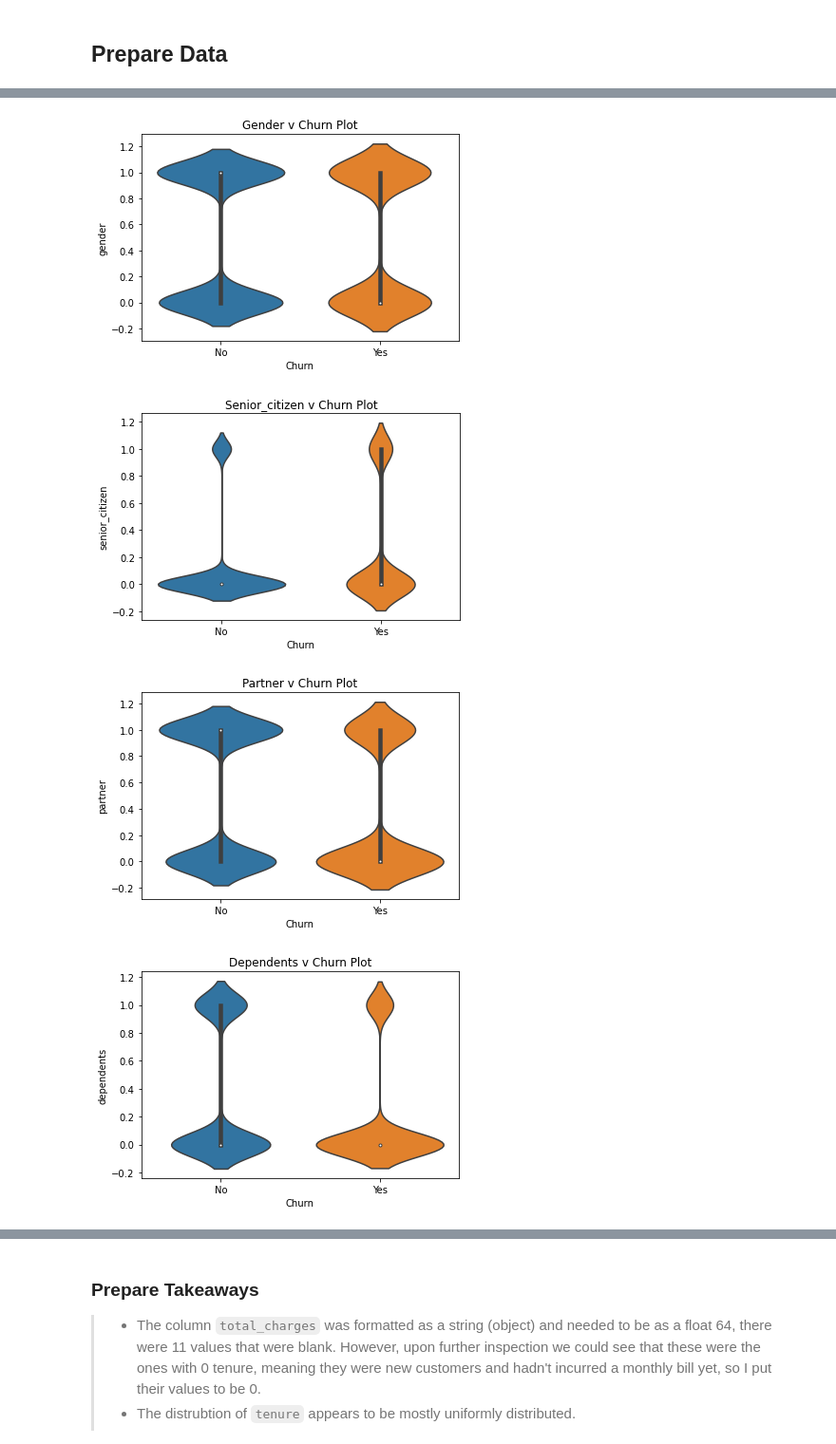
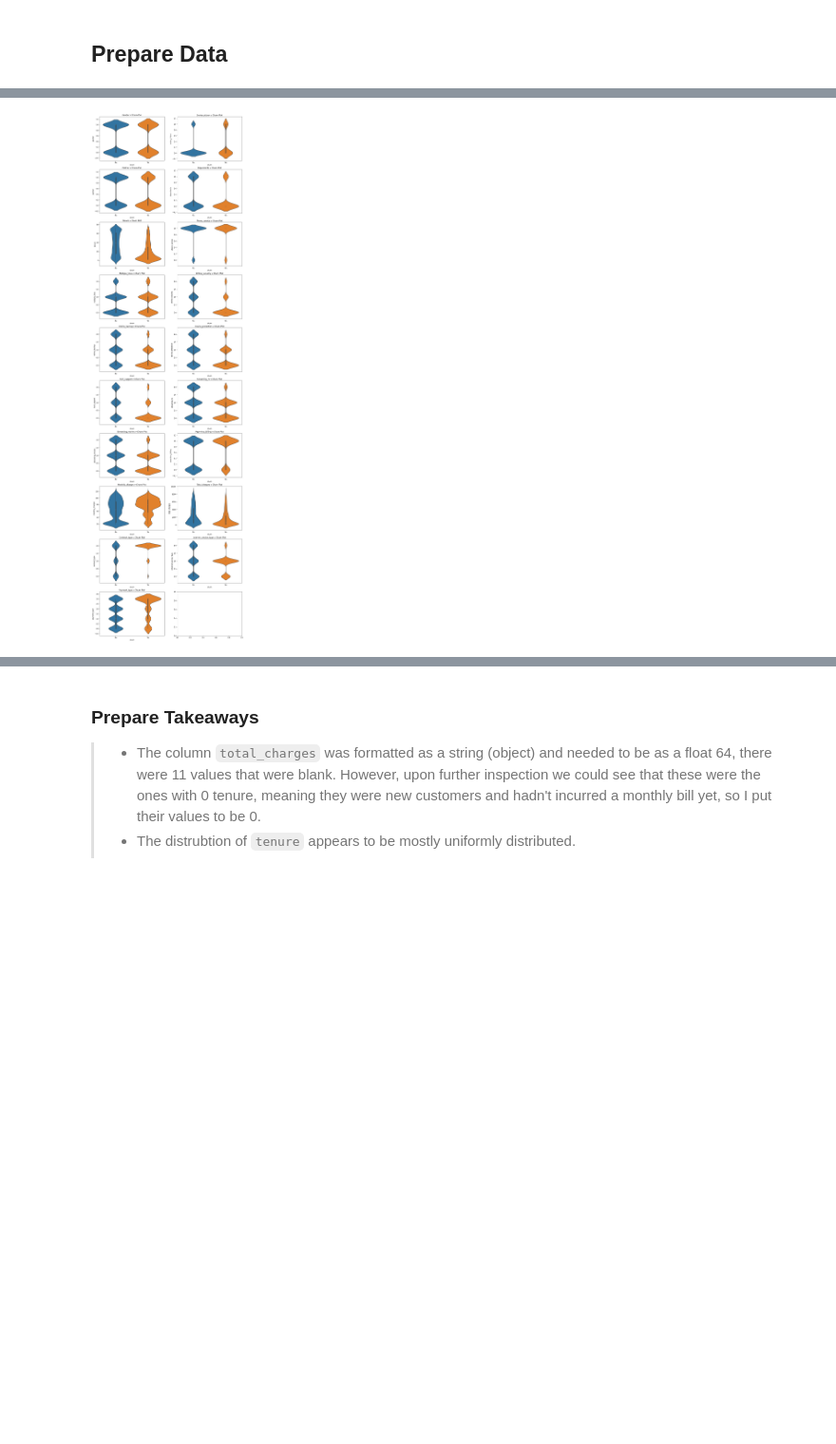
Before and after one commit to CharlesAtchison/telco_churn_project, a Jupyter notebook: final_notebook.ipynb, the cells around one changed output, grey strips where cells are left out. Shown at 95% size. Drawn from its saved outputs; the diff is of its cells as text; code cells hidden in the pictures; blank space fills up the shorter version.

```diff
--- a/final_notebook.ipynb
+++ b/final_notebook.ipynb
@@ -207,10 +207,23 @@ customer_id_index, data_desc = format_data_description(df)
 # %%
 # # Show distributions for each column
 # show_dists(df)
+import seaborn as sns
+import matplotlib.pyplot as plt
+
+def show_violinplots(df, target):
+    '''Takes train and target and returns violin plots for all metrics
+    '''
+    col_names = [col for col in df.columns if col != target]
+    fig, axes = plt.subplots(10, 2, figsize=(16, 60))
+
+    target_df = df[target].replace({0:'No', 1:'Yes'})
+    for n, col in enumerate(col_names):
+        fig_row = n // 2
+        fig_col = n % 2
+        sns.violinplot(ax=axes[fig_row, fig_col], x=target_df, y=df[col])
+        axes[fig_row, fig_col].set_title(f'{col.capitalize()} v {target.capitalize()} Plot')
+
 
 show_violinplots(df, 'churn')
 # %% [output]
-[figure, old version]
+[figure, new version]
-[figure, removed]
-[figure, removed]
-[figure, removed]
```
Also changed, not shown: parts of 1 cell of this notebook, 22 other files.
